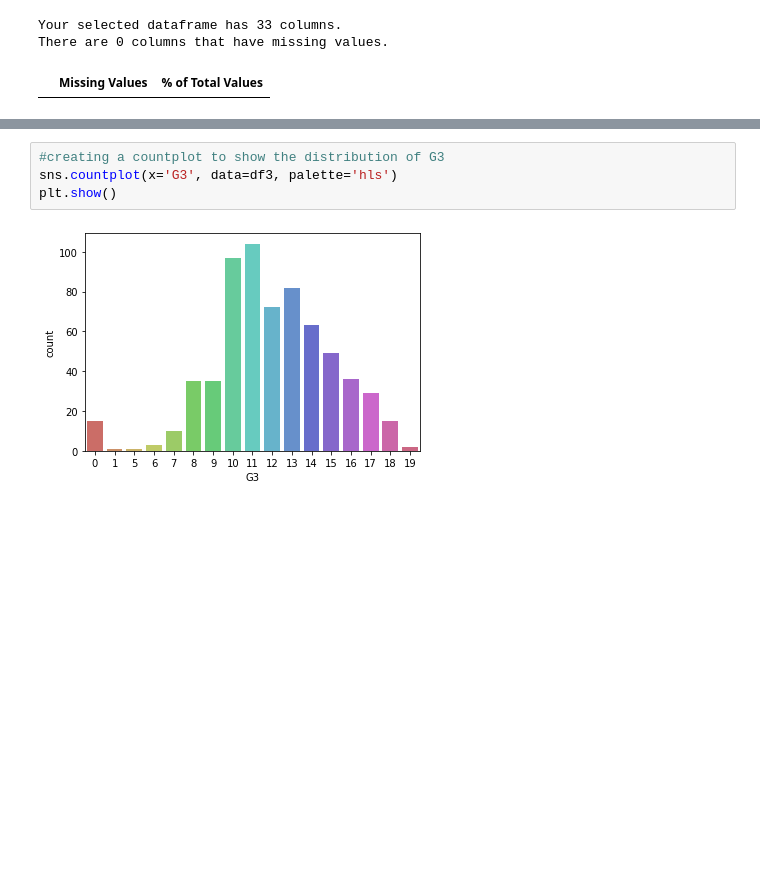
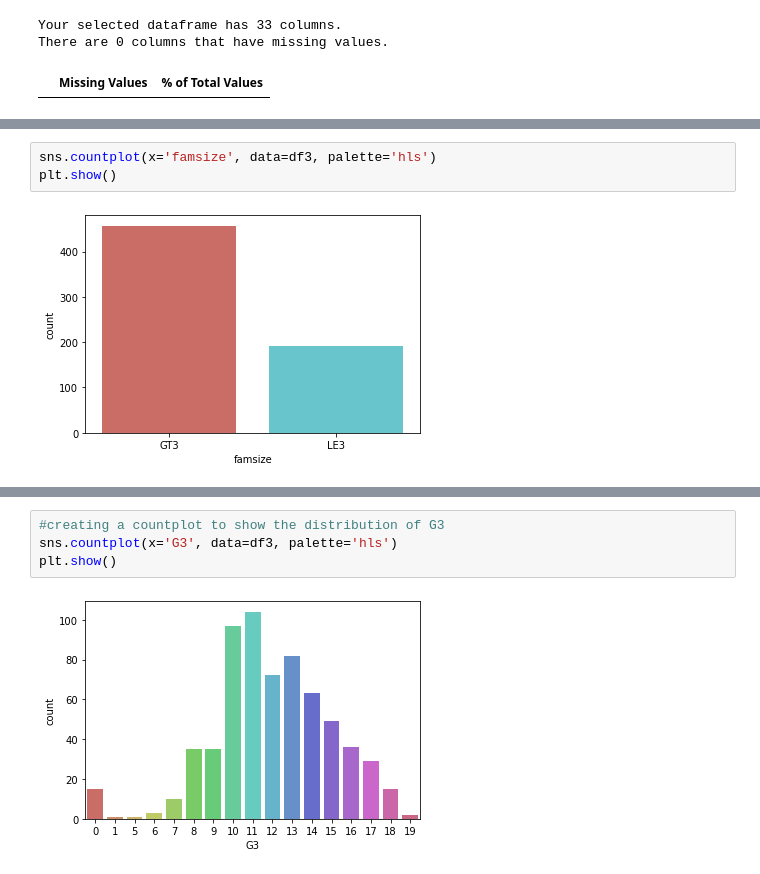
Before and after one commit to stephyap/ph1978L_finalproject, a Jupyter notebook: ph1978L_finalproject.ipynb, the cells around one changed output, grey strips where cells are left out. Drawn from its saved outputs; the diff is of its cells as text; blank space fills up the shorter version.

```diff
--- a/ph1978L_finalproject.ipynb
+++ b/ph1978L_finalproject.ipynb
@@ -156,0 +182,5 @@ There are 0 columns that have missing values.
+# %%
+sns.countplot(x='famsize', data=df3, palette='hls')
+plt.show()
+# %% [output]
+[figure, added]
```
Also changed, not shown: parts of 45 cells of this notebook.
